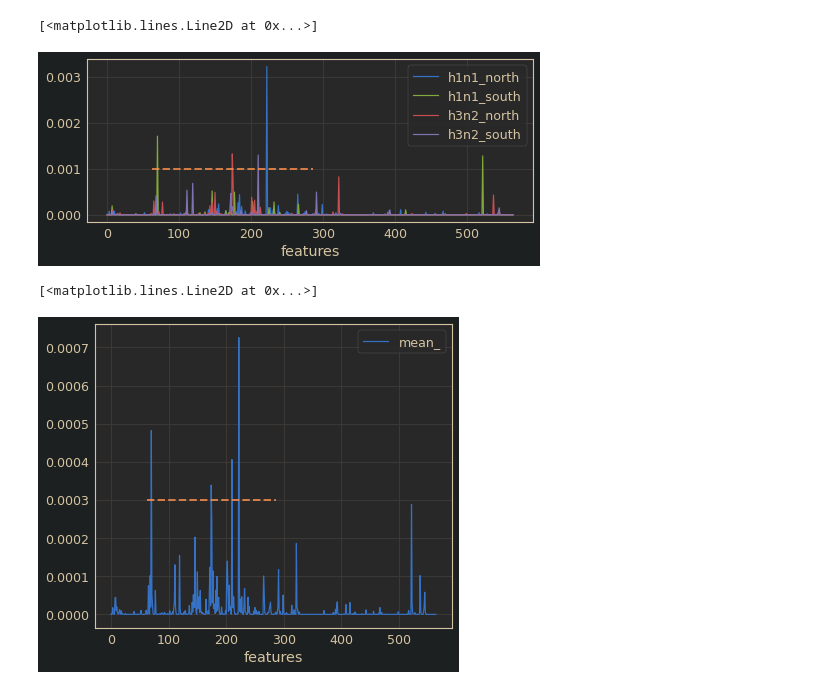
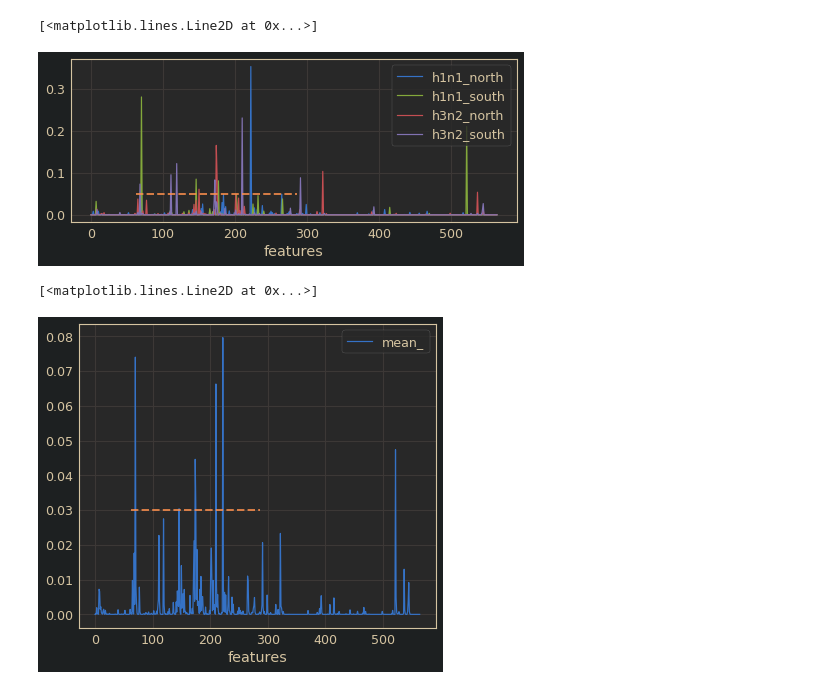
Before and after one commit to zeroknowledgediscovery/emergenet, a Jupyter notebook: extras/ntb/RBD_shap_figures.ipynb, the cells around one changed output. Cells and saved outputs as stored; diff of their text form; code cells hidden in the pictures.

```diff
--- a/extras/ntb/RBD_shap_figures.ipynb
+++ b/extras/ntb/RBD_shap_figures.ipynb
@@ -15,19 +15,20 @@ df2=pd.read_csv('./south_h1n1_ha_SHAP.csv',index_col=0).sort_index().rename(colu
 df3=pd.read_csv('./north_h3n2_ha_SHAP.csv',index_col=0).sort_index().rename(columns={'shpc':'h3n2_north'})
 df4=pd.read_csv('./south_h3n2_ha_SHAP.csv',index_col=0).sort_index().rename(columns={'shpc':'h3n2_south'})
 df=df1.join(df2,lsuffix='north',rsuffix='south').join(df3,rsuffix='northh3n2').join(df4,rsuffix='southh3n2')
+df=df/df.sum()
 df.plot(ax=ax,logy=False)
 
-plt.plot([63,286],[.001,0.001],'--y',lw=2,alpha=.8)
+plt.plot([63,286],[.05,0.05],'--y',lw=2,alpha=.8)
 # %% [output]
 [<matplotlib.lines.Line2D at 0x...>]
-[figure, old version]
+[figure, new version]
 # %%
 mf=pd.DataFrame(df.mean(axis=1).ewm(alpha=.9).mean(),columns=['mean_'])
 mf.plot()
-plt.plot([63,286],[.0003,0.0003],'--y',lw=2,alpha=.8)
+plt.plot([63,286],[.03,0.03],'--y',lw=2,alpha=.8)
 # %% [output]
 [<matplotlib.lines.Line2D at 0x...>]
-[figure, old version]
+[figure, new version]
 # %%
 dfs=df.join(mf)
 # %%
```
Also changed, not shown: parts of 11 cells of this notebook, 36 other files.
